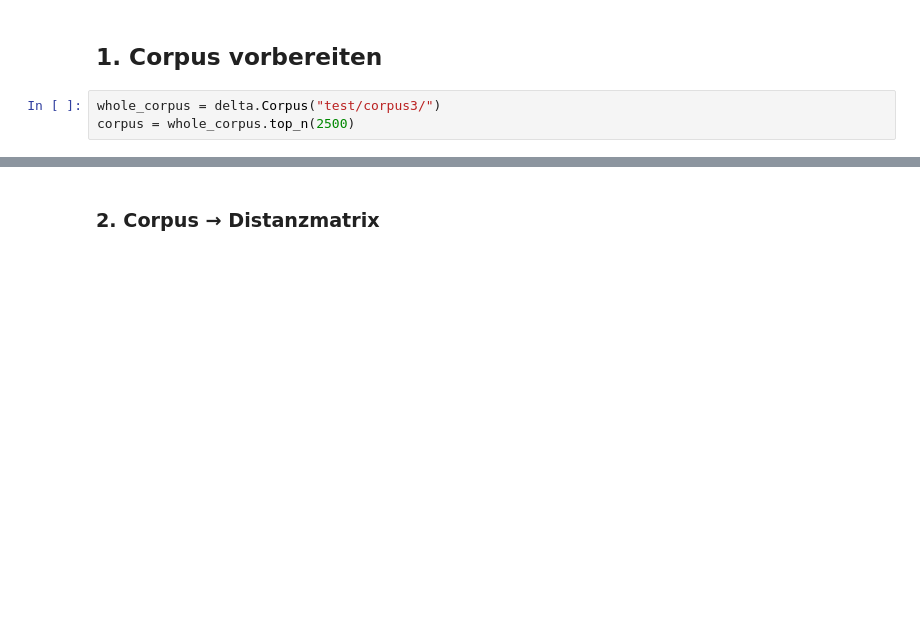
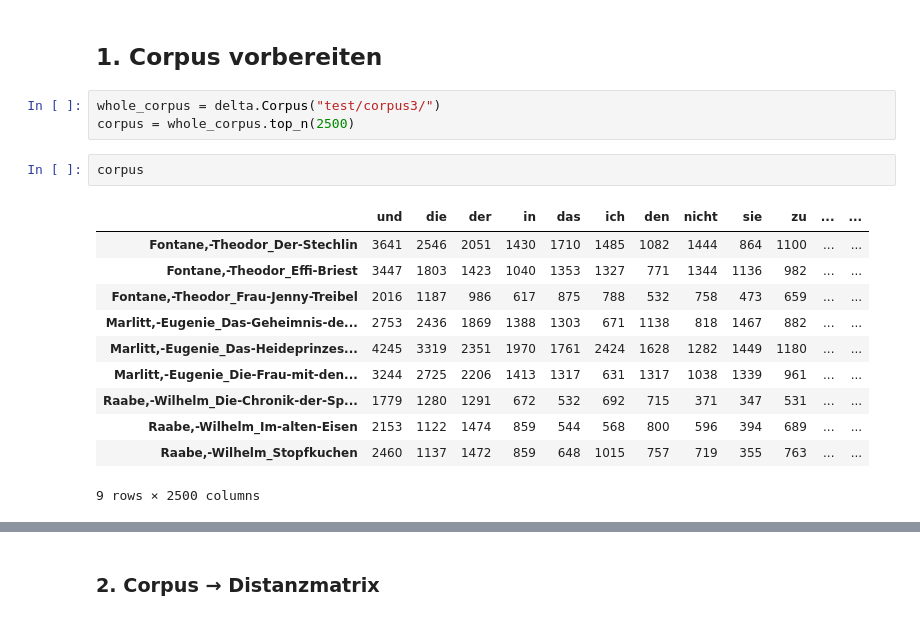
Before and after one commit to johentsch/pydelta, a Jupyter notebook: Delta-Intro.ipynb, the cells around one changed output, grey strips where cells are left out. Drawn from its saved outputs; the diff is of its cells as text; blank space fills up the shorter version.

```diff
--- a/Delta-Intro.ipynb
+++ b/Delta-Intro.ipynb
@@ -17,3 +17,17 @@ import delta
 # %%
 whole_corpus = delta.Corpus("test/corpus3/")
 corpus = whole_corpus.top_n(2500)
+# %%
+corpus
+# %% [output]
+|  | und | die | der | in | das | ich | den | nicht | sie | zu | ... | ... |
+| Fontane,-Theodor_Der-Stechlin | 3641 | 2546 | 2051 | 1430 | 1710 | 1485 | 1082 | 1444 | 864 | 1100 | ... | ... |
+| Fontane,-Theodor_Effi-Briest | 3447 | 1803 | 1423 | 1040 | 1353 | 1327 | 771 | 1344 | 1136 | 982 | ... | ... |
+| Fontane,-Theodor_Frau-Jenny-Treibel | 2016 | 1187 | 986 | 617 | 875 | 788 | 532 | 758 | 473 | 659 | ... | ... |
+| Marlitt,-Eugenie_Das-Geheimnis-de... | 2753 | 2436 | 1869 | 1388 | 1303 | 671 | 1138 | 818 | 1467 | 882 | ... | ... |
+| Marlitt,-Eugenie_Das-Heideprinzes... | 4245 | 3319 | 2351 | 1970 | 1761 | 2424 | 1628 | 1282 | 1449 | 1180 | ... | ... |
+| Marlitt,-Eugenie_Die-Frau-mit-den... | 3244 | 2725 | 2206 | 1413 | 1317 | 631 | 1317 | 1038 | 1339 | 961 | ... | ... |
+| Raabe,-Wilhelm_Die-Chronik-der-Sp... | 1779 | 1280 | 1291 | 672 | 532 | 692 | 715 | 371 | 347 | 531 | ... | ... |
+| Raabe,-Wilhelm_Im-alten-Eisen | 2153 | 1122 | 1474 | 859 | 544 | 568 | 800 | 596 | 394 | 689 | ... | ... |
+| Raabe,-Wilhelm_Stopfkuchen | 2460 | 1137 | 1472 | 859 | 648 | 1015 | 757 | 719 | 355 | 763 | ... | ... |
+9 rows × 2500 columns
```
Also changed, not shown: parts of 9 cells of this notebook.
